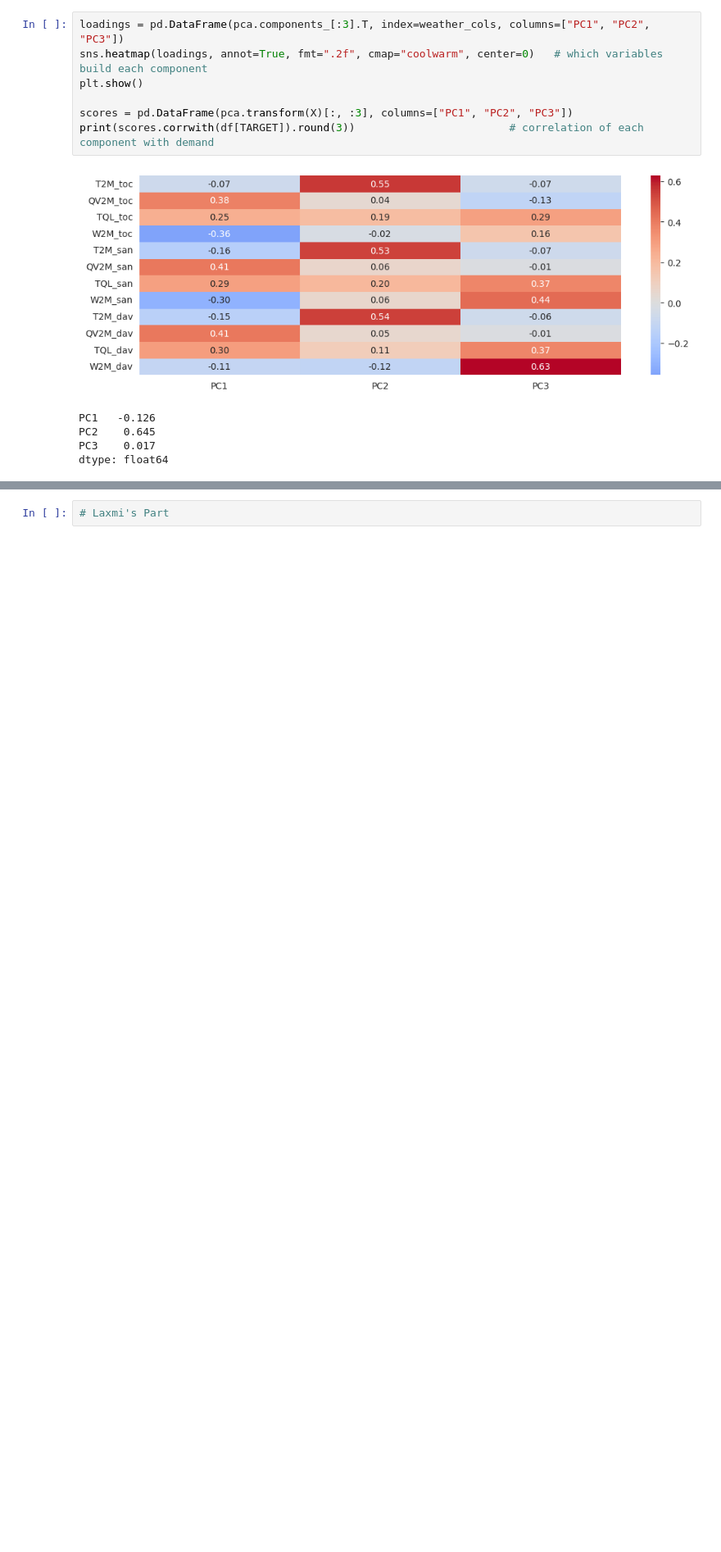
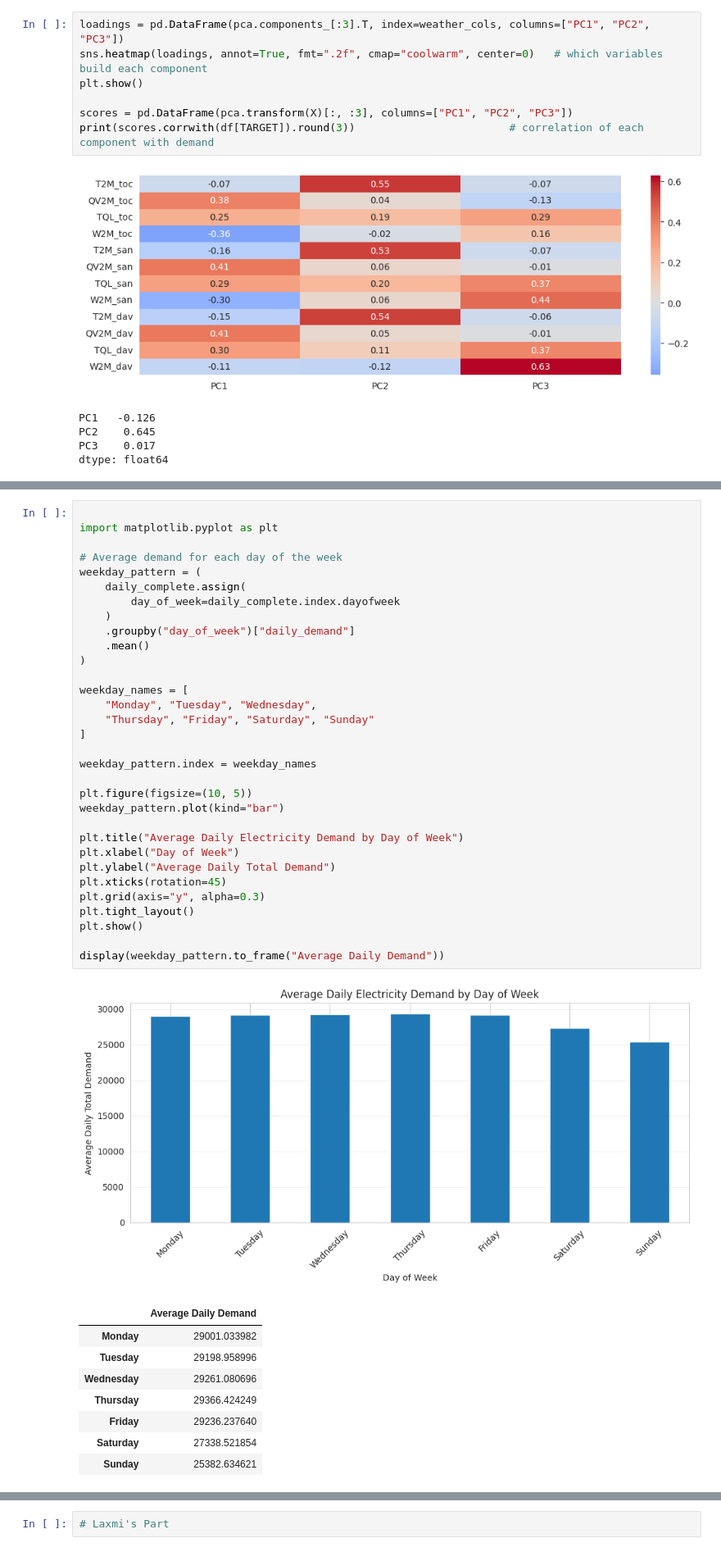
Before and after one commit to Handdyy11/Electricity_load_forecasting, a Jupyter notebook: Electricity_forcasting.ipynb, the cells around one changed output, grey strips where cells are left out. Shown at 82% size. Saved outputs shown, nothing was run; the diff lists cells and outputs as text; blank space fills up the shorter version.

```diff
--- a/Electricity_forcasting.ipynb
+++ b/Electricity_forcasting.ipynb
@@ -305,0 +465,42 @@ dtype: float64
+# %%
+
+import matplotlib.pyplot as plt
+
+# Average demand for each day of the week
+weekday_pattern = (
+    daily_complete.assign(
+        day_of_week=daily_complete.index.dayofweek
+    )
+    .groupby("day_of_week")["daily_demand"]
+    .mean()
+)
+
+weekday_names = [
+    "Monday", "Tuesday", "Wednesday",
+    "Thursday", "Friday", "Saturday", "Sunday"
+]
+
+weekday_pattern.index = weekday_names
+
+plt.figure(figsize=(10, 5))
+weekday_pattern.plot(kind="bar")
+
+plt.title("Average Daily Electricity Demand by Day of Week")
+plt.xlabel("Day of Week")
+plt.ylabel("Average Daily Total Demand")
+plt.xticks(rotation=45)
+plt.grid(axis="y", alpha=0.3)
+plt.tight_layout()
+plt.show()
+
+display(weekday_pattern.to_frame("Average Daily Demand"))
+# %% [output]
+[figure, added]
+|  | Average Daily Demand |
+| Monday | 29001.033982 |
+| Tuesday | 29198.958996 |
+| Wednesday | 29261.080696 |
+| Thursday | 29366.424249 |
+| Friday | 29236.237640 |
+| Saturday | 27338.521854 |
+| Sunday | 25382.634621 |
```
Also changed, not shown: parts of 15 cells of this notebook.
